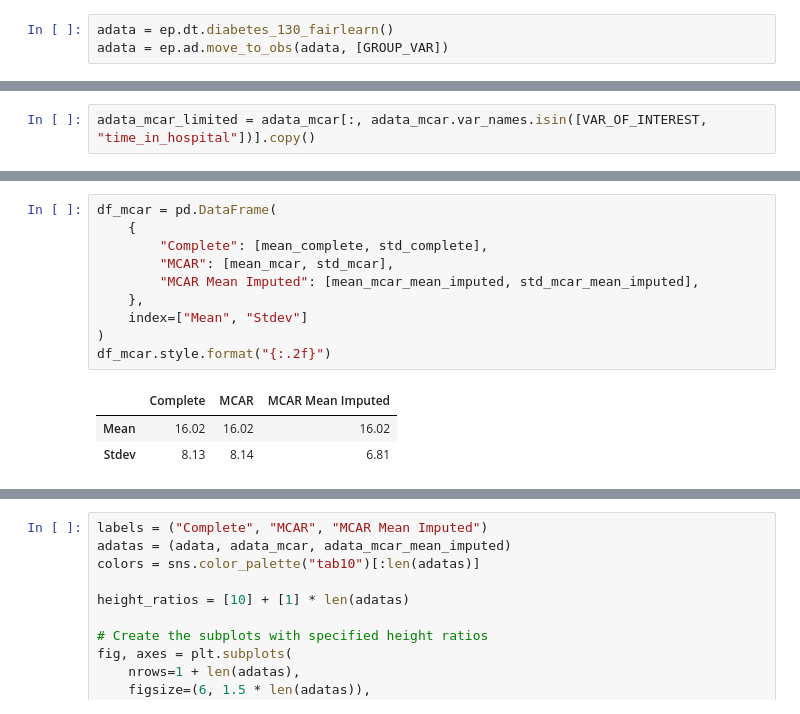
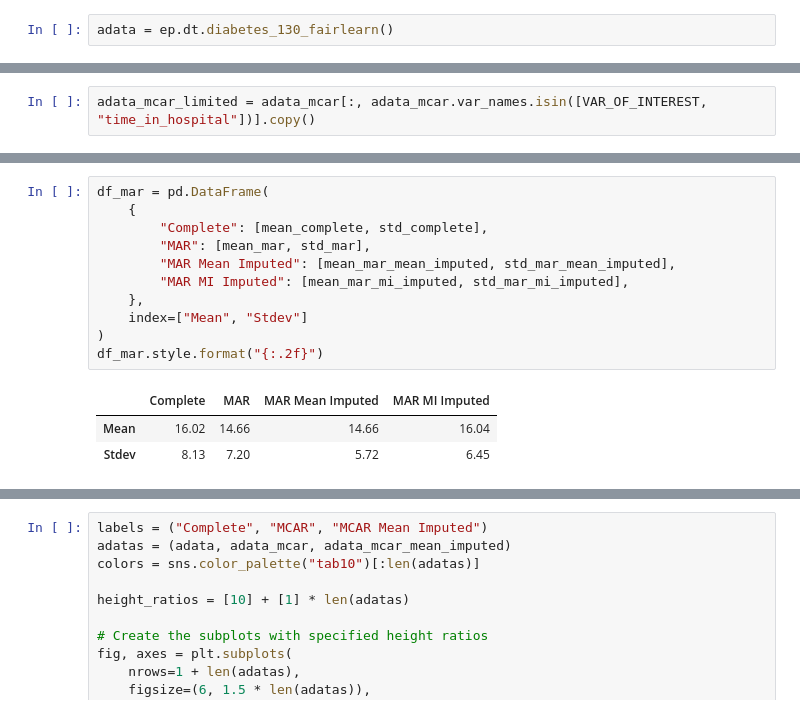
Before and after one commit to theislab/ehrapy-reproducibility, a Jupyter notebook: Supplementary_Figure_X/notebooks/missing-data_imputation_bias.ipynb, the cells around one changed output, grey strips where cells are left out. Cells and saved outputs as stored; diff of their text form.

```diff
--- a/Supplementary_Figure_X/notebooks/missing-data_imputation_bias.ipynb
+++ b/Supplementary_Figure_X/notebooks/missing-data_imputation_bias.ipynb
@@ -51,6 +12,5 @@ Name: count, dtype: int64
 # %%
 adata = ep.dt.diabetes_130_fairlearn()
-adata = ep.ad.move_to_obs(adata, [GROUP_VAR])
 # %%
 # create reproducible MCAR missing values
 rng = np.random.default_rng(2)
@@ -228,16 +107,17 @@ df.style.format("{:.2f}")
 | Mean | 16.02 | 16.02 | 16.02 |
 | Stdev | 8.13 | 8.14 | 6.81 |
 # %%
-df_mcar = pd.DataFrame(
+df_mar = pd.DataFrame(
     {
         "Complete": [mean_complete, std_complete],
-        "MCAR": [mean_mcar, std_mcar],
-        "MCAR Mean Imputed": [mean_mcar_mean_imputed, std_mcar_mean_imputed],
+        "MAR": [mean_mar, std_mar],
+        "MAR Mean Imputed": [mean_mar_mean_imputed, std_mar_mean_imputed],
+        "MAR MI Imputed": [mean_mar_mi_imputed, std_mar_mi_imputed],
     },
     index=["Mean", "Stdev"]
 )
-df_mcar.style.format("{:.2f}")
+df_mar.style.format("{:.2f}")
 # %% [output]
-|  | Complete | MCAR | MCAR Mean Imputed |
-| Mean | 16.02 | 16.02 | 16.02 |
-| Stdev | 8.13 | 8.14 | 6.81 |
+|  | Complete | MAR | MAR Mean Imputed | MAR MI Imputed |
+| Mean | 16.02 | 14.66 | 14.66 | 16.04 |
+| Stdev | 8.13 | 7.20 | 5.72 | 6.45 |
```
Also changed, not shown: parts of 24 cells of this notebook, 5 other files.
